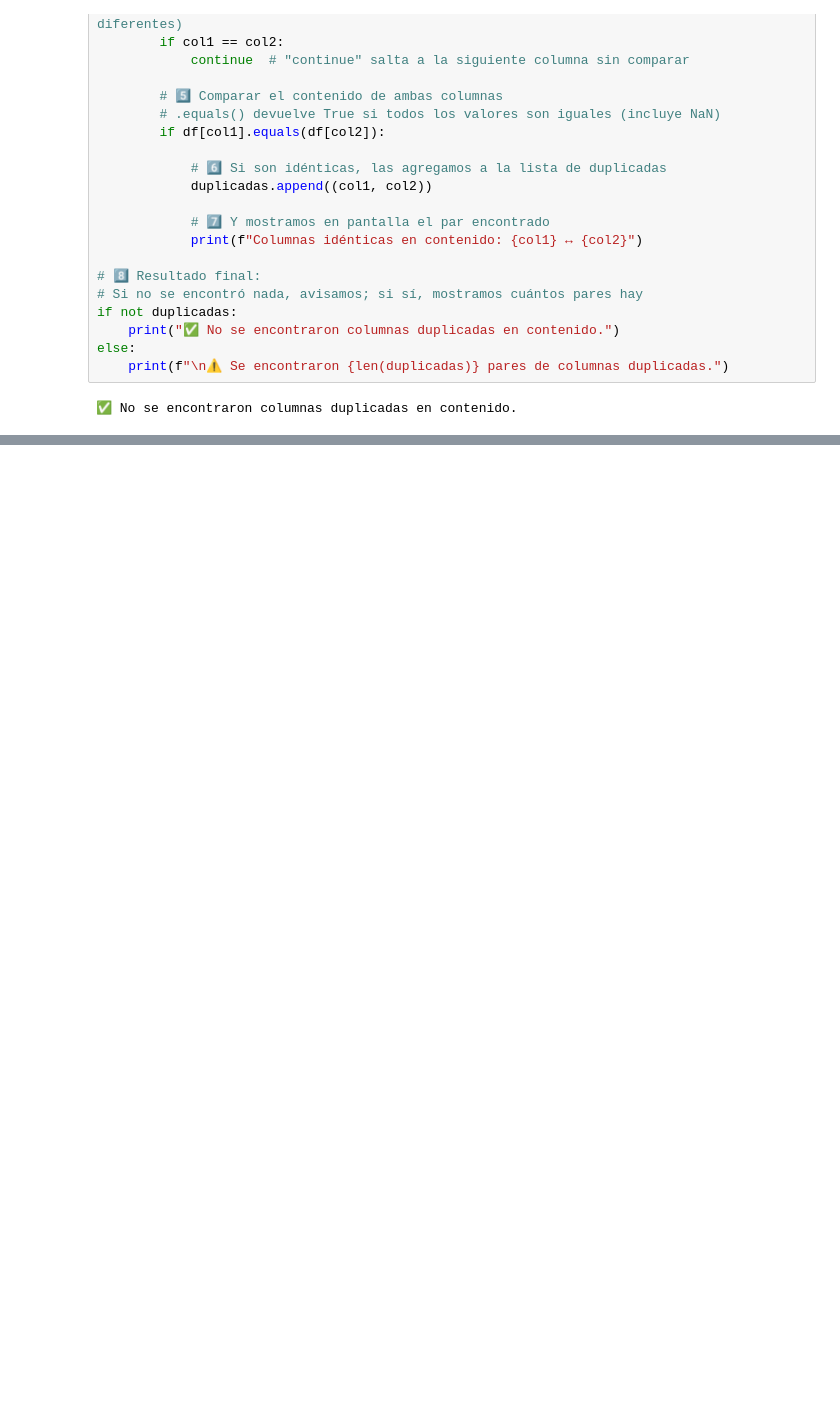
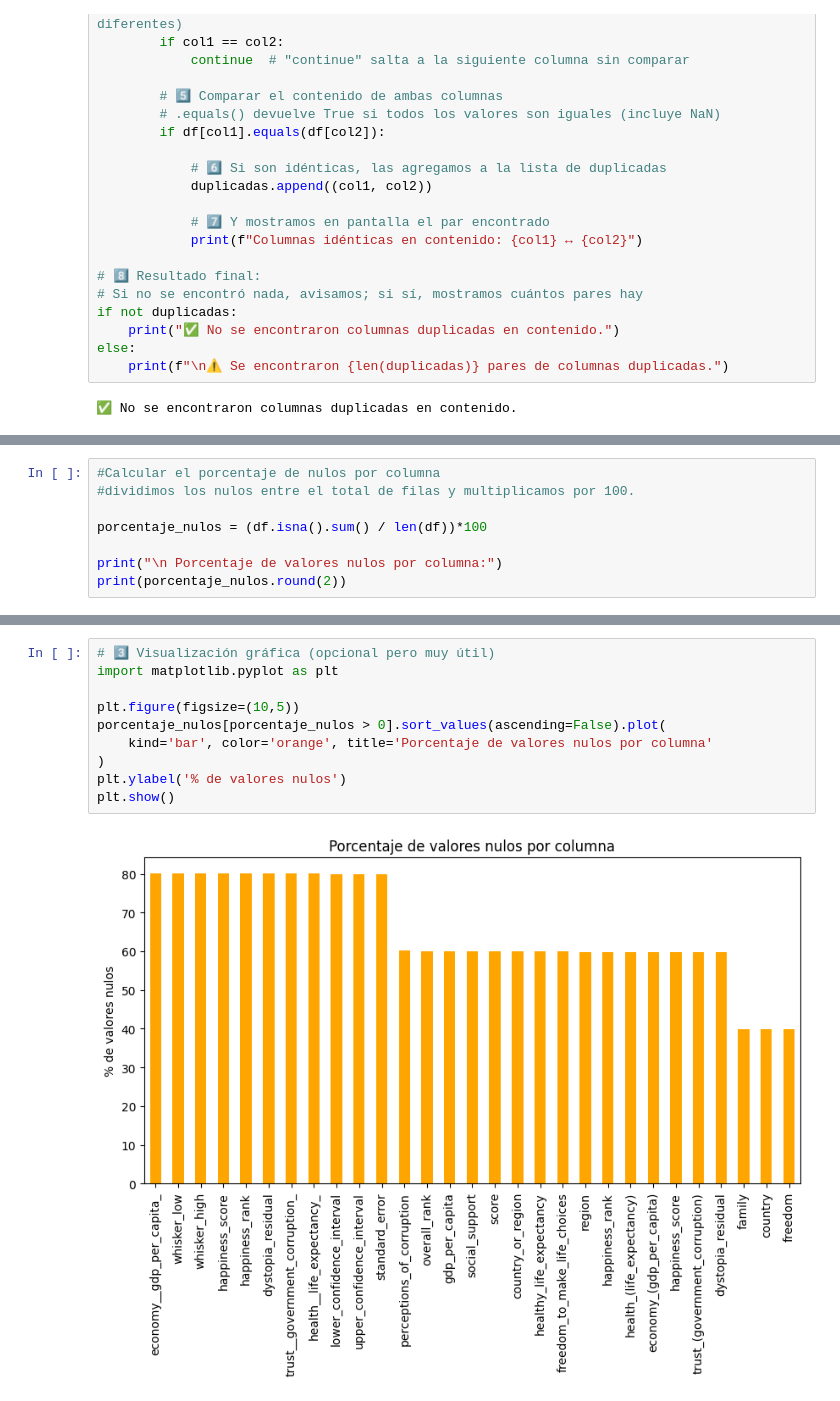
Before and after one commit to Crisfunky01/world-happiness-eda, a Jupyter notebook: notebooks/01_data_cleaning_and_eda.ipynb, the cells around one changed output, grey strips where cells are left out. Saved outputs shown, nothing was run; the diff lists cells and outputs as text; blank space fills up the shorter version.

```diff
--- a/notebooks/01_data_cleaning_and_eda.ipynb
+++ b/notebooks/01_data_cleaning_and_eda.ipynb
@@ -372,0 +403,8 @@ else:
+# %%
+#Calcular el porcentaje de nulos por columna
+#dividimos los nulos entre el total de filas y multiplicamos por 100.
+
+porcentaje_nulos = (df.isna().sum() / len(df))*100
+
+print("\n Porcentaje de valores nulos por columna:")
+print(porcentaje_nulos.round(2))
@@ -372,0 +429,12 @@ else:
+# %%
+# 3️⃣ Visualización gráfica (opcional pero muy útil)
+import matplotlib.pyplot as plt
+
+plt.figure(figsize=(10,5))
+porcentaje_nulos[porcentaje_nulos > 0].sort_values(ascending=False).plot(
+    kind='bar', color='orange', title='Porcentaje de valores nulos por columna'
+)
+plt.ylabel('% de valores nulos')
+plt.show()
+# %% [output]
+[figure, added]
```
Also changed, not shown: parts of 3 cells of this notebook.
